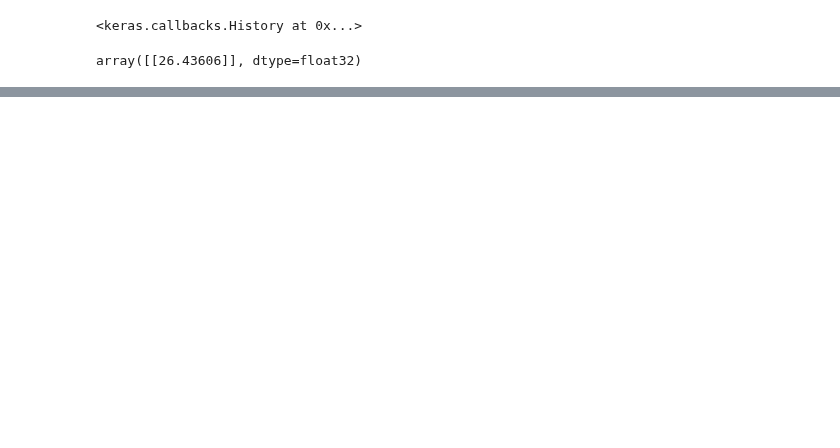
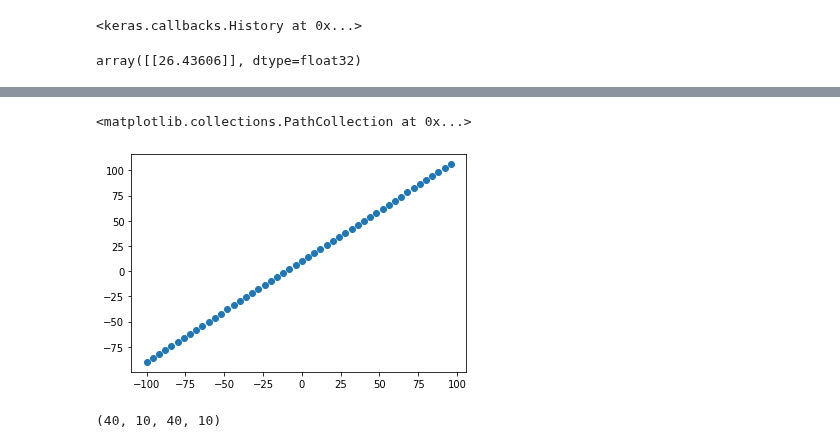
Before and after one commit to hiydavid/tfdev-learning, a Jupyter notebook: ZTM/notebooks/tfdev_01_neural_network_regression.ipynb, the cells around one changed output, grey strips where cells are left out. Saved outputs shown, nothing was run; the diff lists cells and outputs as text; code cells hidden in the pictures; blank space fills up the shorter version.

```diff
--- a/ZTM/notebooks/tfdev_01_neural_network_regression.ipynb
+++ b/ZTM/notebooks/tfdev_01_neural_network_regression.ipynb
@@ -203,0 +217,5 @@ array([[26.43606]], dtype=float32)
+# %%
+# make a bigger dataset
+X = tf.range(-100, 100, 4)
+y = X + 10 # formula we want the model to learn
+X, y
@@ -203,0 +234,17 @@ array([[26.43606]], dtype=float32)
+# %%
+# visualize the data
+plt.scatter(X, y)
+# %% [output]
+<matplotlib.collections.PathCollection at 0x...>
+[figure, added]
+# %%
+# split X and y into training & test set
+X_train = X[:40]
+X_test = X[40:]
+
+y_train = y[:40]
+y_test = y[40:]
+
+len(X_train), len(X_test), len(y_train), len(y_test)
+# %% [output]
+(40, 10, 40, 10)
```
Also changed, not shown: parts of 9 cells of this notebook.
